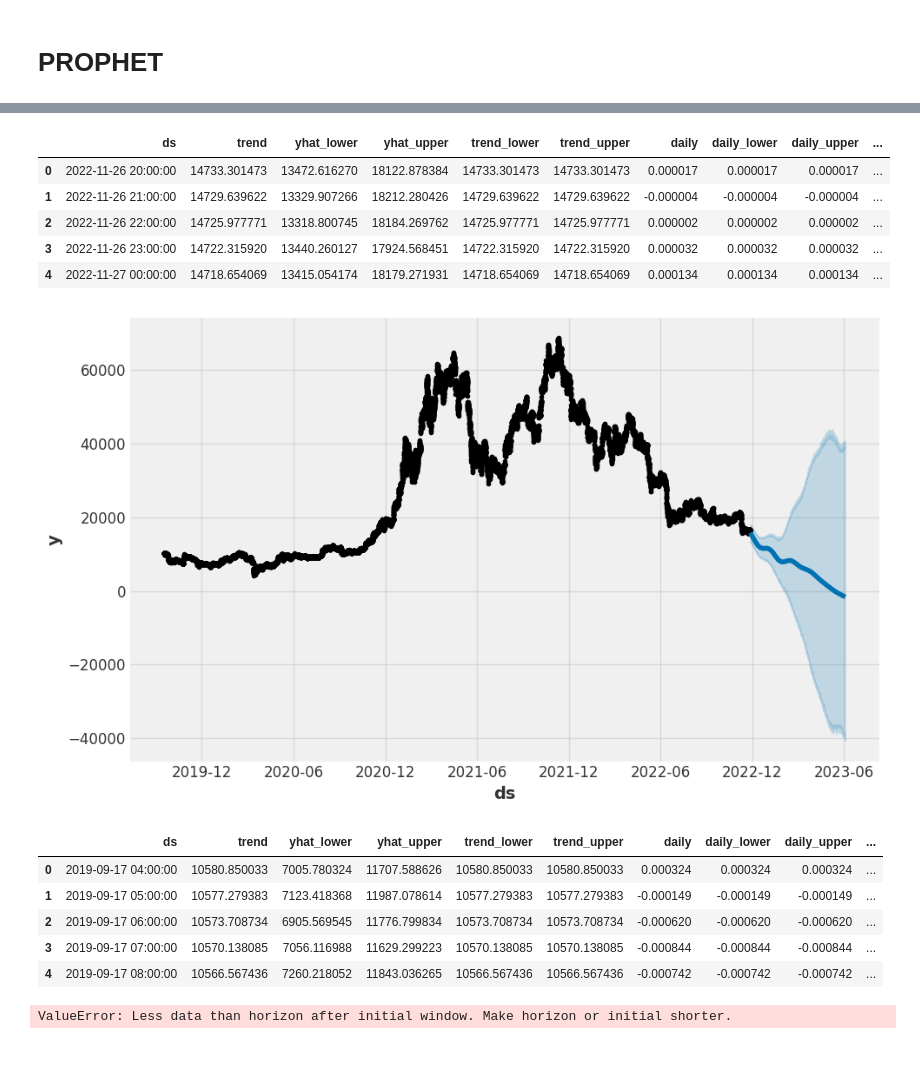
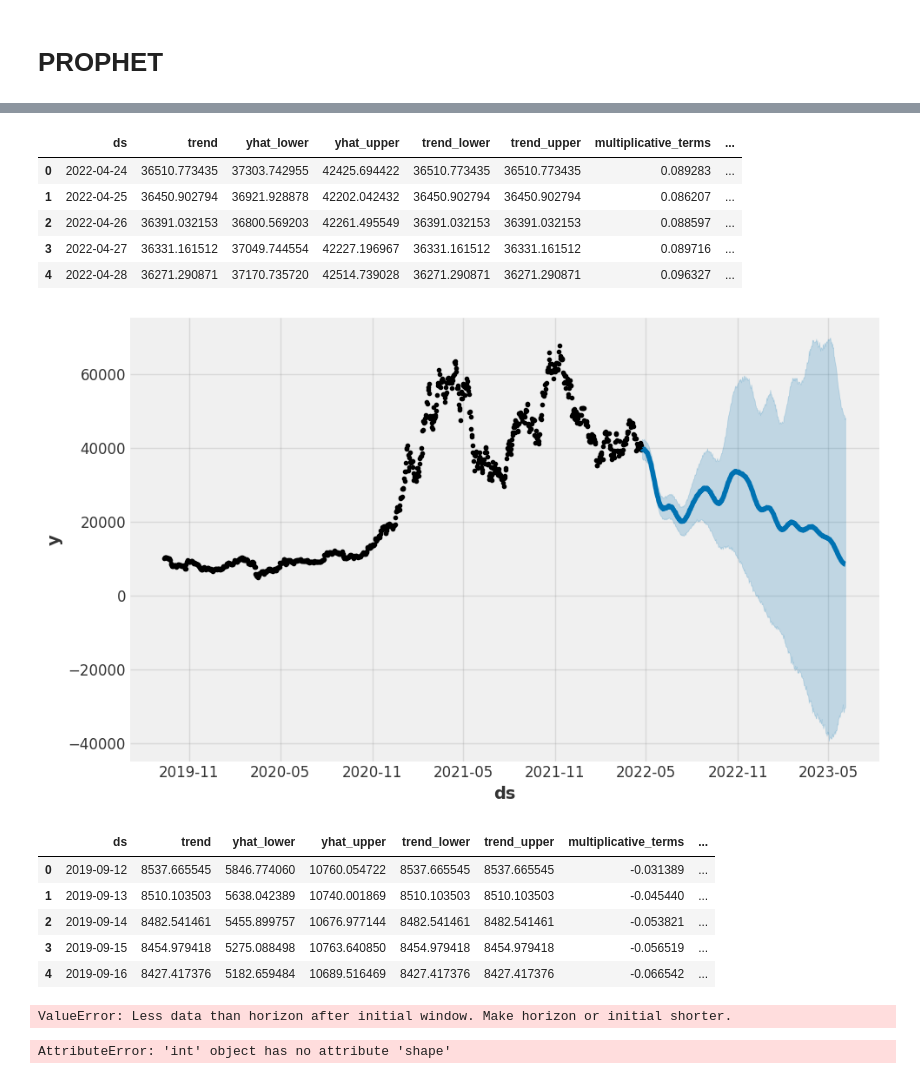
Before and after one commit to MehmetSever09/assist_trader, a Jupyter notebook: notebook/ARIMA_SARIMA_ETS.ipynb, the cells around one changed output, grey strips where cells are left out. Cells and saved outputs as stored; diff of their text form; code cells hidden in the pictures.

Commit message:
models completion

```diff
--- a/notebook/ARIMA_SARIMA_ETS.ipynb
+++ b/notebook/ARIMA_SARIMA_ETS.ipynb
@@ -403,7 +450,7 @@ from statsmodels.tsa.arima.model import ARIMA
 # %%
 from statsmodels.tsa.seasonal import seasonal_decompose
 # %%
-data.set_index('timestamp',inplace=True)
+#data.set_index('timestamp',inplace=True)
 # %%
 data
 # %% [output]
@@ -449,2 +480,2 @@ indexed_data
 # %%
-result_mul = seasonal_decompose(data['close'], model='multiplicative',period=120)
+result_mul = seasonal_decompose(data['close'], model='multiplicative',period=5)
@@ -762,10 +873,10 @@ df.head()
 # %%
 from prophet import Prophet
 
-train = df.iloc[:28000]
-val = df.iloc[28000:]
+train_fb = df.iloc[:955]
+val_fb = df.iloc[955:]
 
-model = Prophet(seasonality_mode='multiplicative')
+model_fb = Prophet(seasonality_mode='multiplicative')
 
-model.fit(train)
+model_fb.fit(train_fb)
 # %% [output]
@@ -774,30 +885,30 @@ model.fit(train)
 <prophet.forecaster.Prophet at 0x...>
 # %%
-forecast_val = model.predict(val)
+forecast_val = model_fb.predict(val_fb)
 forecast_val.head()
 # %% [output]
-|  | ds | trend | yhat_lower | yhat_upper | trend_lower | trend_upper | daily | daily_lower | daily_upper | ... |
-| 0 | 2022-11-26 20:00:00 | 14733.301473 | 13472.616270 | 18122.878384 | 14733.301473 | 14733.301473 | 0.000017 | 0.000017 | 0.000017 | ... |
-| 1 | 2022-11-26 21:00:00 | 14729.639622 | 13329.907266 | 18212.280426 | 14729.639622 | 14729.639622 | -0.000004 | -0.000004 | -0.000004 | ... |
-| 2 | 2022-11-26 22:00:00 | 14725.977771 | 13318.800745 | 18184.269762 | 14725.977771 | 14725.977771 | 0.000002 | 0.000002 | 0.000002 | ... |
-| 3 | 2022-11-26 23:00:00 | 14722.315920 | 13440.260127 | 17924.568451 | 14722.315920 | 14722.315920 | 0.000032 | 0.000032 | 0.000032 | ... |
-| 4 | 2022-11-27 00:00:00 | 14718.654069 | 13415.054174 | 18179.271931 | 14718.654069 | 14718.654069 | 0.000134 | 0.000134 | 0.000134 | ... |
+|  | ds | trend | yhat_lower | yhat_upper | trend_lower | trend_upper | multiplicative_terms | ... |
+| 0 | 2022-04-24 | 36510.773435 | 37303.742955 | 42425.694422 | 36510.773435 | 36510.773435 | 0.089283 | ... |
+| 1 | 2022-04-25 | 36450.902794 | 36921.928878 | 42202.042432 | 36450.902794 | 36450.902794 | 0.086207 | ... |
+| 2 | 2022-04-26 | 36391.032153 | 36800.569203 | 42261.495549 | 36391.032153 | 36391.032153 | 0.088597 | ... |
+| 3 | 2022-04-27 | 36331.161512 | 37049.744554 | 42227.196967 | 36331.161512 | 36331.161512 | 0.089716 | ... |
+| 4 | 2022-04-28 | 36271.290871 | 37170.735720 | 42514.739028 | 36271.290871 | 36271.290871 | 0.096327 | ... |
 # %%
-model.plot(forecast_val);
+model_fb.plot(forecast_val);
 # %% [output]
-[figure, old version]
+[figure, new version]
 # %%
 # Predict the next 50 datapoints
-future = model.make_future_dataframe(periods=50, freq='1h')
-forecast_future = model.predict(future)
+future = model_fb.make_future_dataframe(periods=50, freq='1h')
+forecast_future = model_fb.predict(future)
 forecast_future.head()
 # %% [output]
-|  | ds | trend | yhat_lower | yhat_upper | trend_lower | trend_upper | daily | daily_lower | daily_upper | ... |
-| 0 | 2019-09-17 04:00:00 | 10580.850033 | 7005.780324 | 11707.588626 | 10580.850033 | 10580.850033 | 0.000324 | 0.000324 | 0.000324 | ... |
-| 1 | 2019-09-17 05:00:00 | 10577.279383 | 7123.418368 | 11987.078614 | 10577.279383 | 10577.279383 | -0.000149 | -0.000149 | -0.000149 | ... |
-| 2 | 2019-09-17 06:00:00 | 10573.708734 | 6905.569545 | 11776.799834 | 10573.708734 | 10573.708734 | -0.000620 | -0.000620 | -0.000620 | ... |
-| 3 | 2019-09-17 07:00:00 | 10570.138085 | 7056.116988 | 11629.299223 | 10570.138085 | 10570.138085 | -0.000844 | -0.000844 | -0.000844 | ... |
-| 4 | 2019-09-17 08:00:00 | 10566.567436 | 7260.218052 | 11843.036265 | 10566.567436 | 10566.567436 | -0.000742 | -0.000742 | -0.000742 | ... |
+|  | ds | trend | yhat_lower | yhat_upper | trend_lower | trend_upper | multiplicative_terms | ... |
+| 0 | 2019-09-12 | 8537.665545 | 5846.774060 | 10760.054722 | 8537.665545 | 8537.665545 | -0.031389 | ... |
+| 1 | 2019-09-13 | 8510.103503 | 5638.042389 | 10740.001869 | 8510.103503 | 8510.103503 | -0.045440 | ... |
+| 2 | 2019-09-14 | 8482.541461 | 5455.899757 | 10676.977144 | 8482.541461 | 8482.541461 | -0.053821 | ... |
+| 3 | 2019-09-15 | 8454.979418 | 5275.088498 | 10763.640850 | 8454.979418 | 8454.979418 | -0.056519 | ... |
+| 4 | 2019-09-16 | 8427.417376 | 5182.659484 | 10689.516469 | 8427.417376 | 8427.417376 | -0.066542 | ... |
 # %%
 from prophet.diagnostics import cross_validation, performance_metrics
 from prophet.plot import plot_cross_validation_metric
@@ -809,2 +920,6 @@ df_cv = cross_validation(model, initial=initial, period=period, horizon=horizon)
 # %% [output]
 ValueError: Less data than horizon after initial window. Make horizon or initial shorter.
+# %%
+forecast_3 = model_fb.predict(1)
+# %% [output]
+AttributeError: 'int' object has no attribute 'shape'
```
Also changed, not shown: parts of 89 cells of this notebook.
